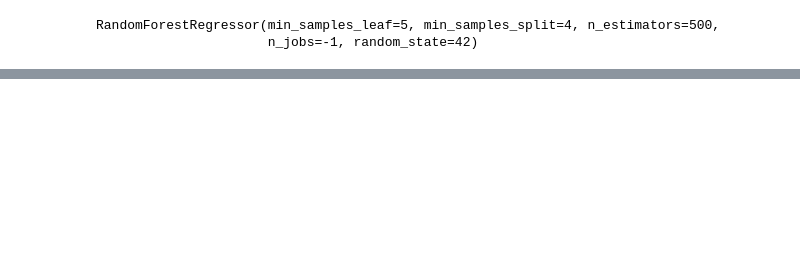
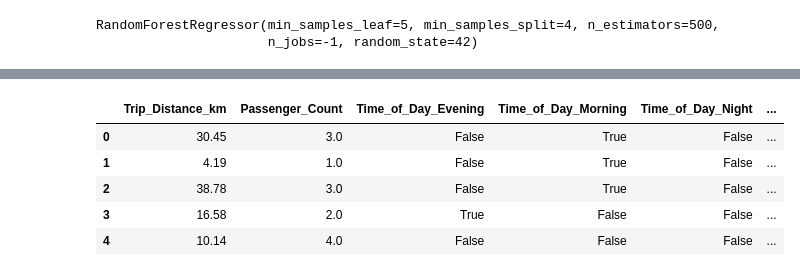
Before and after one commit to Vence85/taxi-prediction-fullstack-jonas-gustafsson-opa24, a Jupyter notebook: explorations/ml_validation.ipynb, the cells around one changed output, grey strips where cells are left out. Saved outputs shown, nothing was run; the diff lists cells and outputs as text; code cells hidden in the pictures; blank space fills up the shorter version.

```diff
--- a/explorations/ml_validation.ipynb
+++ b/explorations/ml_validation.ipynb
@@ -195,0 +221,10 @@ RandomForestRegressor(min_samples_leaf=5, min_samples_split=4, n_estimators=500,
+# %%
+predict_X = pd.get_dummies(predict_df_cleaned, drop_first=True)
+predict_X.head()
+# %% [output]
+|  | Trip_Distance_km | Passenger_Count | Time_of_Day_Evening | Time_of_Day_Morning | Time_of_Day_Night | ... |
+| 0 | 30.45 | 3.0 | False | True | False | ... |
+| 1 | 4.19 | 1.0 | False | True | False | ... |
+| 2 | 38.78 | 3.0 | False | True | False | ... |
+| 3 | 16.58 | 2.0 | True | False | False | ... |
+| 4 | 10.14 | 4.0 | False | False | False | ... |
```
Also changed, not shown: parts of 9 cells of this notebook.
